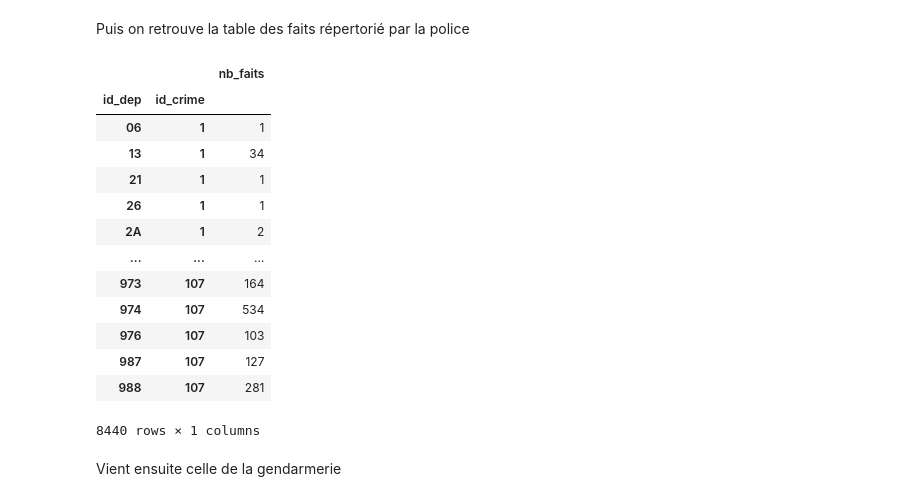
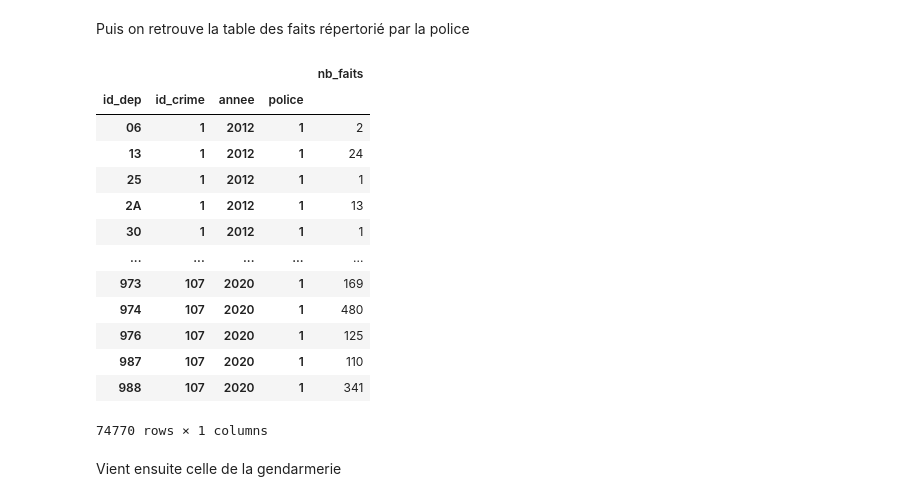
Before and after one commit to felix-geffrault/BI, a Jupyter notebook: crime_to_db.ipynb, the cells around one changed output. Saved outputs shown, nothing was run; the diff lists cells and outputs as text; code cells hidden in the pictures.

Commit message:
Ajout annee police et evolution chomage et departement 986

```diff
--- a/crime_to_db.ipynb
+++ b/crime_to_db.ipynb
@@ -270,32 +279,48 @@ df_crimes
 107 rows × 2 columns
 # %% [markdown]
 Puis on retrouve la table des faits répertorié par la police
-# %%
-df_faits_pn_clean = df_faits_pn.drop(columns=[1]).set_index([0]).T.rename(columns={"Année 2018 - services de police": "id_dep", np.nan: "Périmètres"}).groupby(['id_dep']).sum().drop(columns=['Périmètres', 'Code index'])
-
-df_dict_list_pn = {"id_dep": [], "id_crime": [], "nb_faits": []}
-for id_cirme, fait_dict in df_faits_pn_clean.to_dict().items():
-    for id_dep, nb_faits in fait_dict.items():
-        if nb_faits == 0: continue
-        df_dict_list_pn["id_dep"].append(id_dep)
-        df_dict_list_pn["id_crime"].append(id_cirme)
-        df_dict_list_pn["nb_faits"].append(nb_faits)
-df_faits_pn_final = pd.DataFrame.from_dict(df_dict_list_pn).set_index(['id_dep', 'id_crime'])
-df_faits_pn_final
-# %% [output]
-|  |  | nb_faits |
-| id_dep | id_crime |  |
-| 06 | 1 | 1 |
-| 13 | 1 | 34 |
-| 21 | 1 | 1 |
-| 26 | 1 | 1 |
-| 2A | 1 | 2 |
-| ... | ... | ... |
-| 973 | 107 | 164 |
-| 974 | 107 | 534 |
-| 976 | 107 | 103 |
-| 987 | 107 | 127 |
-| 988 | 107 | 281 |
-8440 rows × 1 columns
+# %%
+df_faits_pn_clean_2020 = df_faits_pn_2020.drop(columns=[1]).set_index([0]).T.rename(columns={"Année 2020 - services de police": "id_dep", np.nan: "Périmètres"}).groupby(['id_dep']).sum().drop(columns=['Périmètres', 'Code index'])
+df_faits_pn_clean_2019 = df_faits_pn_2019.drop(columns=[1]).set_index([0]).T.rename(columns={"Année 2019 - services de police": "id_dep", np.nan: "Périmètres"}).groupby(['id_dep']).sum().drop(columns=['Périmètres', 'Code index'])
+df_faits_pn_clean_2018 = df_faits_pn_2018.drop(columns=[1]).set_index([0]).T.rename(columns={"Année 2018 - services de police": "id_dep", np.nan: "Périmètres"}).groupby(['id_dep']).sum().drop(columns=['Périmètres', 'Code index'])
+df_faits_pn_clean_2017 = df_faits_pn_2017.drop(columns=[1]).set_index([0]).T.rename(columns={"Année 2017 - services de police": "id_dep", np.nan: "Périmètres"}).groupby(['id_dep']).sum().drop(columns=['Périmètres', 'Code index'])
+df_faits_pn_clean_2016 = df_faits_pn_2016.drop(columns=[1]).set_index([0]).T.rename(columns={"Année 2016 - services de police": "id_dep", np.nan: "Périmètres"}).groupby(['id_dep']).sum().drop(columns=['Périmètres', 'Code index'])
+df_faits_pn_clean_2015 = df_faits_pn_2015.drop(columns=[1]).set_index([0]).T.rename(columns={"Année 2015 - services de police": "id_dep", np.nan: "Périmètres"}).groupby(['id_dep']).sum().drop(columns=['Périmètres', 'Code index'])
+df_faits_pn_clean_2014 = df_faits_pn_2014.drop(columns=[1]).set_index([0]).T.rename(columns={"Année 2014 - services de police": "id_dep", np.nan: "Périmètres"}).groupby(['id_dep']).sum().drop(columns=['Périmètres', 'Code index'])
+df_faits_pn_clean_2013 = df_faits_pn_2013.drop(columns=[1]).set_index([0]).T.rename(columns={"Année 2013 - services de police": "id_dep", np.nan: "Périmètres"}).groupby(['id_dep']).sum().drop(columns=['Périmètres', 'Code index'])
+df_faits_pn_clean_2012 = df_faits_pn_2012.drop(columns=[1]).set_index([0]).T.rename(columns={"Année 2012 - services de police": "id_dep", np.nan: "Périmètres"}).groupby(['id_dep']).sum().drop(columns=['Périmètres', 'Code index'])
+
+df_faits_pn_clean_annee =[df_faits_pn_clean_2012, df_faits_pn_clean_2013, df_faits_pn_clean_2014, df_faits_pn_clean_2015,df_faits_pn_clean_2016,df_faits_pn_clean_2017,df_faits_pn_clean_2018,df_faits_pn_clean_2019,df_faits_pn_clean_2020]
+
+df_dict_list_pn = {"id_dep": [], "id_crime": [], "nb_faits": [], "annee":[], "police":[]}
+
+annee_pn = 2012
+for df_faits_pn_clean in df_faits_pn_clean_annee :
+    for id_cirme, fait_dict in df_faits_pn_clean.to_dict().items():
+        for id_dep, nb_faits in fait_dict.items():
+            if nb_faits == 0: continue
+            df_dict_list_pn["id_dep"].append(id_dep)
+            df_dict_list_pn["id_crime"].append(id_cirme)
+            df_dict_list_pn["nb_faits"].append(nb_faits)
+            df_dict_list_pn["annee"].append(annee_pn)
+            df_dict_list_pn["police"].append(1)
+    annee_pn=annee_pn+1
+df_faits_pn_final = pd.DataFrame.from_dict(df_dict_list_pn).set_index(['id_dep', 'id_crime','annee','police'])
+df_faits_pn_final
+# %% [output]
+|  |  |  |  | nb_faits |
+| id_dep | id_crime | annee | police |  |
+| 06 | 1 | 2012 | 1 | 2 |
+| 13 | 1 | 2012 | 1 | 24 |
+| 25 | 1 | 2012 | 1 | 1 |
+| 2A | 1 | 2012 | 1 | 13 |
+| 30 | 1 | 2012 | 1 | 1 |
+| ... | ... | ... | ... | ... |
+| 973 | 107 | 2020 | 1 | 169 |
+| 974 | 107 | 2020 | 1 | 480 |
+| 976 | 107 | 2020 | 1 | 125 |
+| 987 | 107 | 2020 | 1 | 110 |
+| 988 | 107 | 2020 | 1 | 341 |
+74770 rows × 1 columns
 # %% [markdown]
 Vient ensuite celle de la gendarmerie
```
Also changed, not shown: parts of 10 cells of this notebook, 1 other file.
